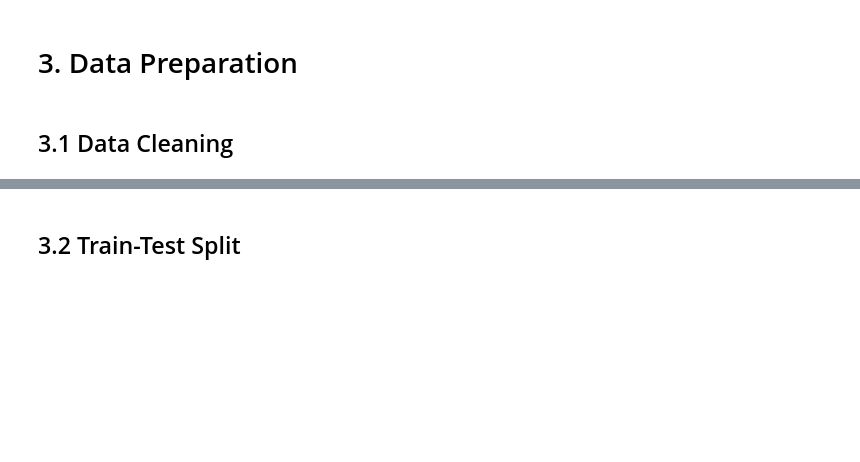
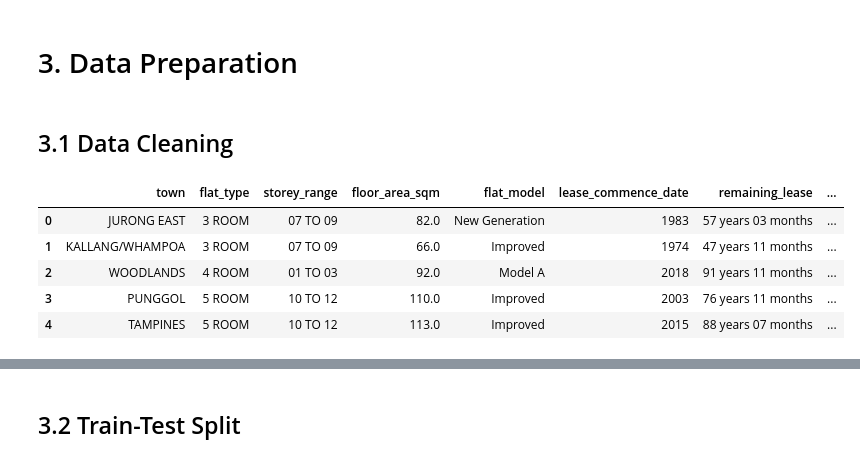
Before and after one commit to ikhlasmohammed/hdb-resale-price-predictor, a Jupyter notebook: Ikhlas_Code.ipynb, the cells around one changed output, grey strips where cells are left out. Cells and saved outputs as stored; diff of their text form; code cells hidden in the pictures; blank space fills up the shorter version.

```diff
--- a/Ikhlas_Code.ipynb
+++ b/Ikhlas_Code.ipynb
@@ -293,3 +293,16 @@ floor_area_sqm shows a positive correlation with resale_price, confirming it as
 ## 3.1 Data Cleaning
 # %%
 ## Clean data
+## Drop columns not useful for modelling
+## Rationale: 'block' and 'street_name' have very high cardinality (1,833 / 511 unique
+## values) and are unlikely to generalise; 'month' and 'year_only' were only needed
+## for the 2025-2026 filtering step and add no value once that filtering is done.
+df_clean = df_sampled.drop(columns=['block', 'street_name', 'month', 'year_only'])
+df_clean.head()
+# %% [output]
+|  | town | flat_type | storey_range | floor_area_sqm | flat_model | lease_commence_date | remaining_lease | ... |
+| 0 | JURONG EAST | 3 ROOM | 07 TO 09 | 82.0 | New Generation | 1983 | 57 years 03 months | ... |
+| 1 | KALLANG/WHAMPOA | 3 ROOM | 07 TO 09 | 66.0 | Improved | 1974 | 47 years 11 months | ... |
+| 2 | WOODLANDS | 4 ROOM | 01 TO 03 | 92.0 | Model A | 2018 | 91 years 11 months | ... |
+| 3 | PUNGGOL | 5 ROOM | 10 TO 12 | 110.0 | Improved | 2003 | 76 years 11 months | ... |
+| 4 | TAMPINES | 5 ROOM | 10 TO 12 | 113.0 | Improved | 2015 | 88 years 07 months | ... |
```
Also changed, not shown: parts of 4 cells of this notebook.
